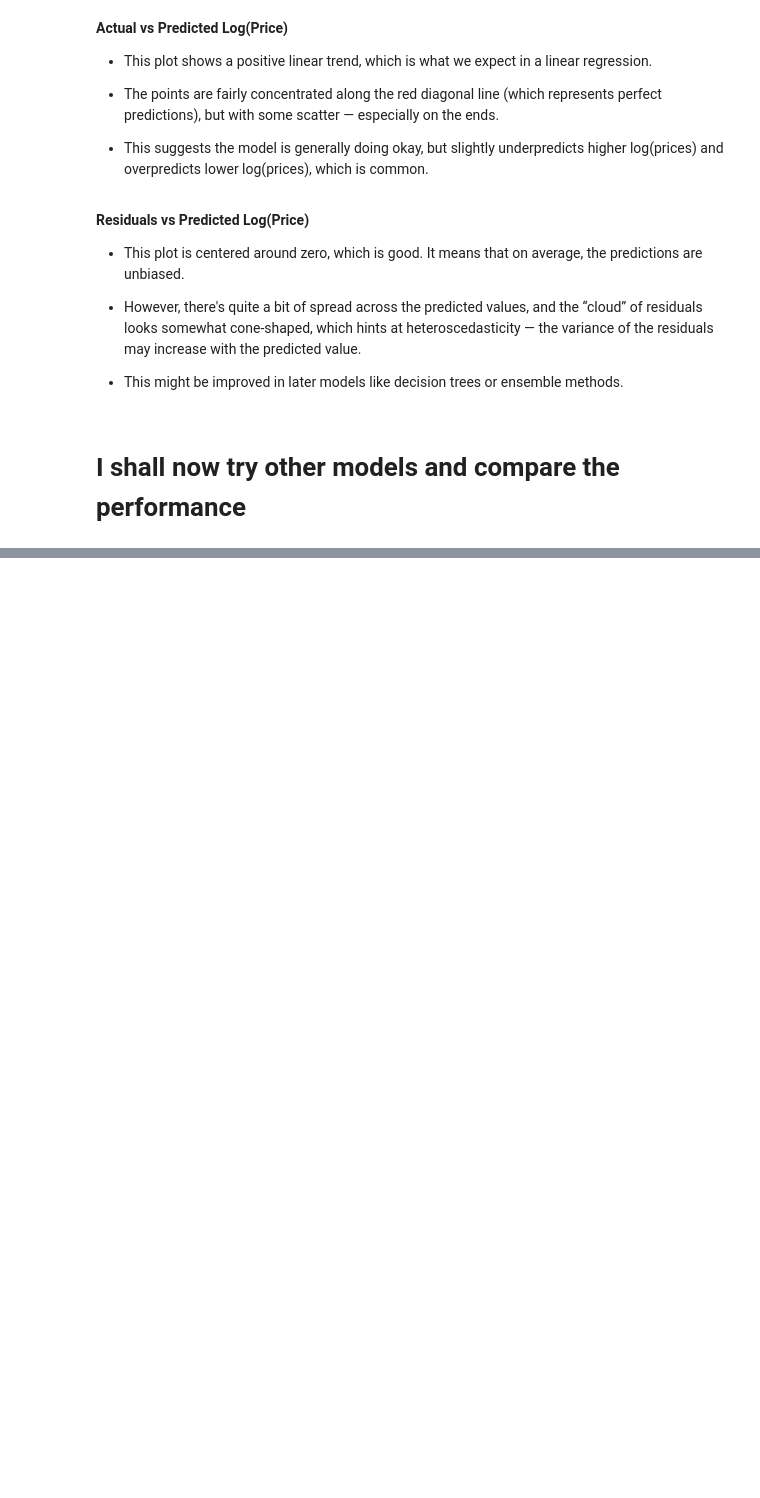
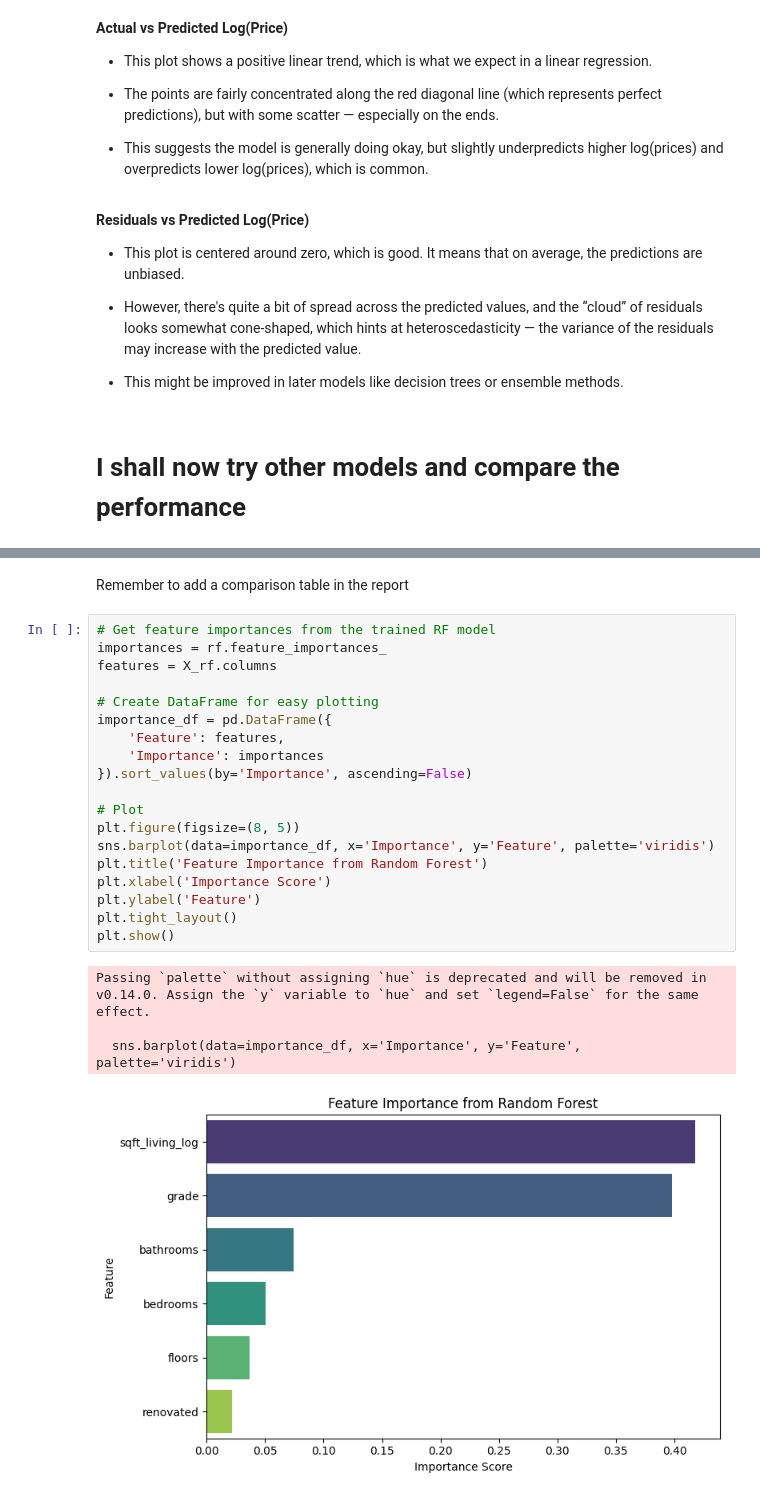
Before and after one commit to OmerTDK/Paris-Housing-Analysis, a Jupyter notebook: Analysis.ipynb, the cells around one changed output, grey strips where cells are left out. Saved outputs shown, nothing was run; the diff lists cells and outputs as text; blank space fills up the shorter version.

```diff
--- a/Analysis.ipynb
+++ b/Analysis.ipynb
@@ -770,0 +815,26 @@ Okay, so clearly work needs to be done. The linear regression model isn't enough
+# %% [markdown]
+Remember to add a comparison table in the report
+# %%
+# Get feature importances from the trained RF model
+importances = rf.feature_importances_
+features = X_rf.columns
+
+# Create DataFrame for easy plotting
+importance_df = pd.DataFrame({
+    'Feature': features,
+    'Importance': importances
+}).sort_values(by='Importance', ascending=False)
+
+# Plot
+plt.figure(figsize=(8, 5))
+sns.barplot(data=importance_df, x='Importance', y='Feature', palette='viridis')
+plt.title('Feature Importance from Random Forest')
+plt.xlabel('Importance Score')
+plt.ylabel('Feature')
+plt.tight_layout()
+plt.show()
+# %% [output]
+Passing `palette` without assigning `hue` is deprecated and will be removed in v0.14.0. Assign the `y` variable to `hue` and set `legend=False` for the same effect.
+
+  sns.barplot(data=importance_df, x='Importance', y='Feature', palette='viridis')
+[figure, added]
```
Also changed, not shown: parts of 9 cells of this notebook.
